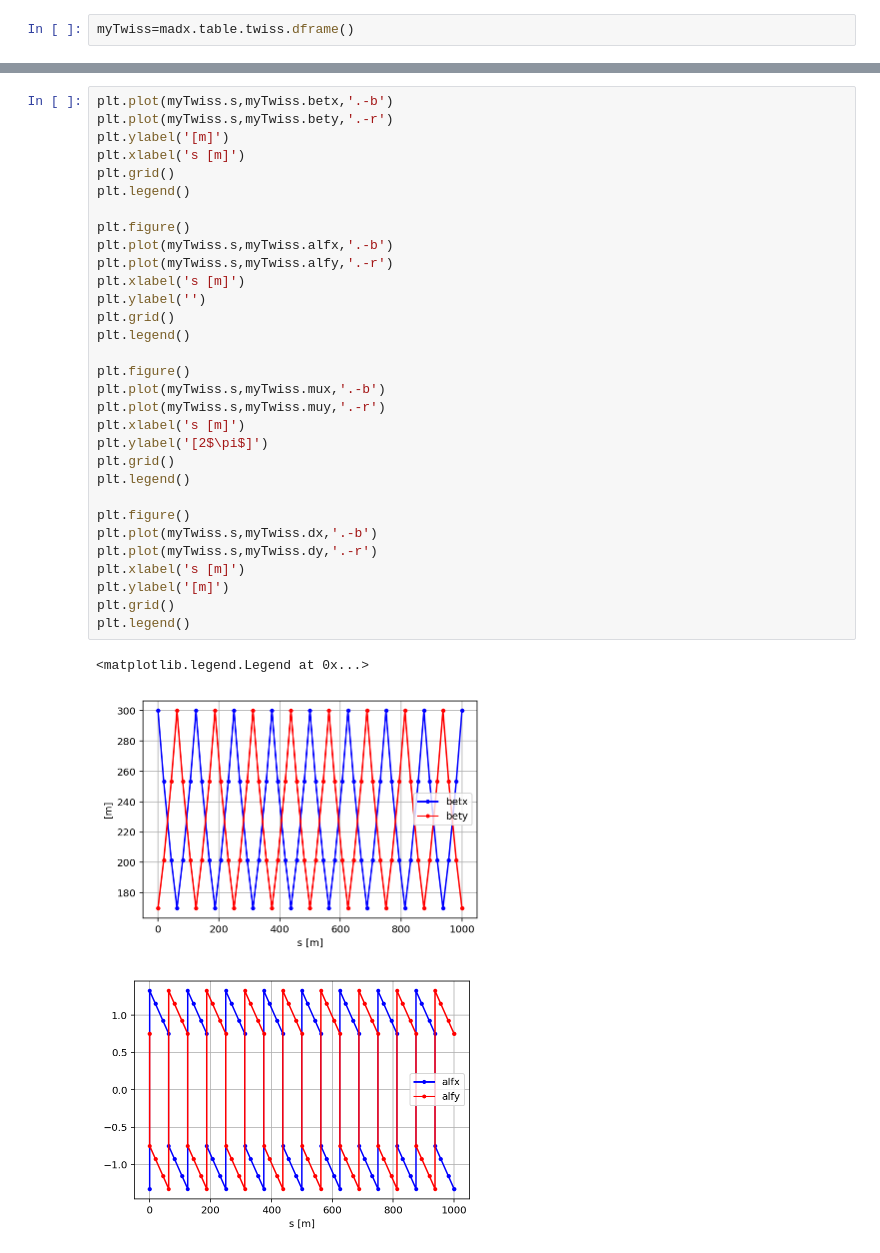
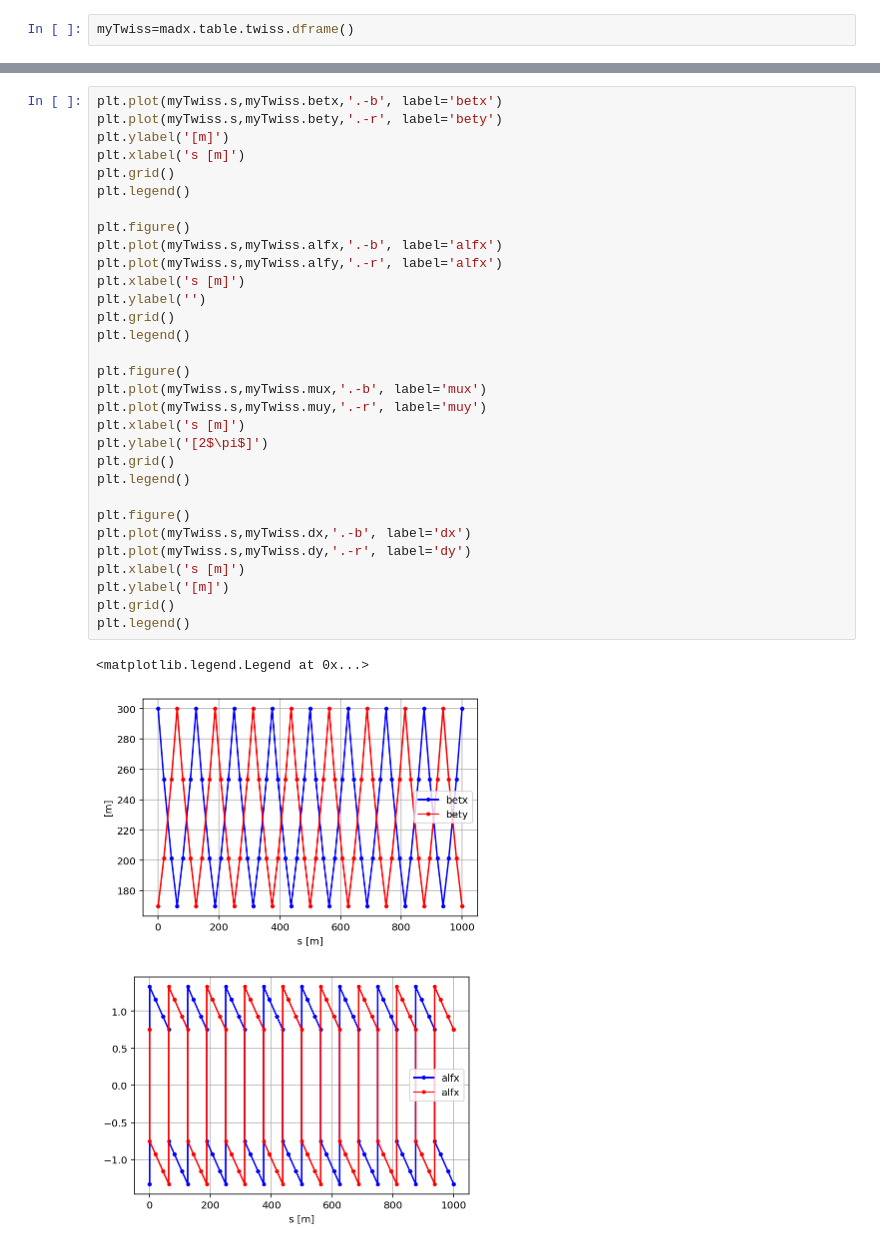
Before and after one commit to cerncas/2022Sevrier, a Jupyter notebook: exercises/solutions/Exercise1/Exercise1.ipynb, the cells around one changed output, grey strips where cells are left out. Drawn from its saved outputs; the diff is of its cells as text.

```diff
--- a/exercises/solutions/Exercise1/Exercise1.ipynb
+++ b/exercises/solutions/Exercise1/Exercise1.ipynb
@@ -151,35 +196,35 @@ plt.grid()
 # %%
-plt.plot(myTwiss.s,myTwiss.betx,'.-b')
-plt.plot(myTwiss.s,myTwiss.bety,'.-r')
+plt.plot(myTwiss.s,myTwiss.betx,'.-b', label='betx')
+plt.plot(myTwiss.s,myTwiss.bety,'.-r', label='bety')
 plt.ylabel('[m]')
 plt.xlabel('s [m]')
 plt.grid()
 plt.legend()
 
 plt.figure()
-plt.plot(myTwiss.s,myTwiss.alfx,'.-b')
-plt.plot(myTwiss.s,myTwiss.alfy,'.-r')
+plt.plot(myTwiss.s,myTwiss.alfx,'.-b', label='alfx')
+plt.plot(myTwiss.s,myTwiss.alfy,'.-r', label='alfx')
 plt.xlabel('s [m]')
 plt.ylabel('')
 plt.grid()
 plt.legend()
 
 plt.figure()
-plt.plot(myTwiss.s,myTwiss.mux,'.-b')
-plt.plot(myTwiss.s,myTwiss.muy,'.-r')
+plt.plot(myTwiss.s,myTwiss.mux,'.-b', label='mux')
+plt.plot(myTwiss.s,myTwiss.muy,'.-r', label='muy')
 plt.xlabel('s [m]')
 plt.ylabel('[2$\pi$]')
 plt.grid()
 plt.legend()
 
 plt.figure()
-plt.plot(myTwiss.s,myTwiss.dx,'.-b')
-plt.plot(myTwiss.s,myTwiss.dy,'.-r')
+plt.plot(myTwiss.s,myTwiss.dx,'.-b', label='dx')
+plt.plot(myTwiss.s,myTwiss.dy,'.-r', label='dy')
 plt.xlabel('s [m]')
 plt.ylabel('[m]')
 plt.grid()
 plt.legend()
 # %% [output]
 <matplotlib.legend.Legend at 0x...>
-[figure, old version]
+[figure, new version]
-[figure, old version]
+[figure, new version]
```
Also changed, not shown: parts of 15 cells of this notebook, 1 other file.
